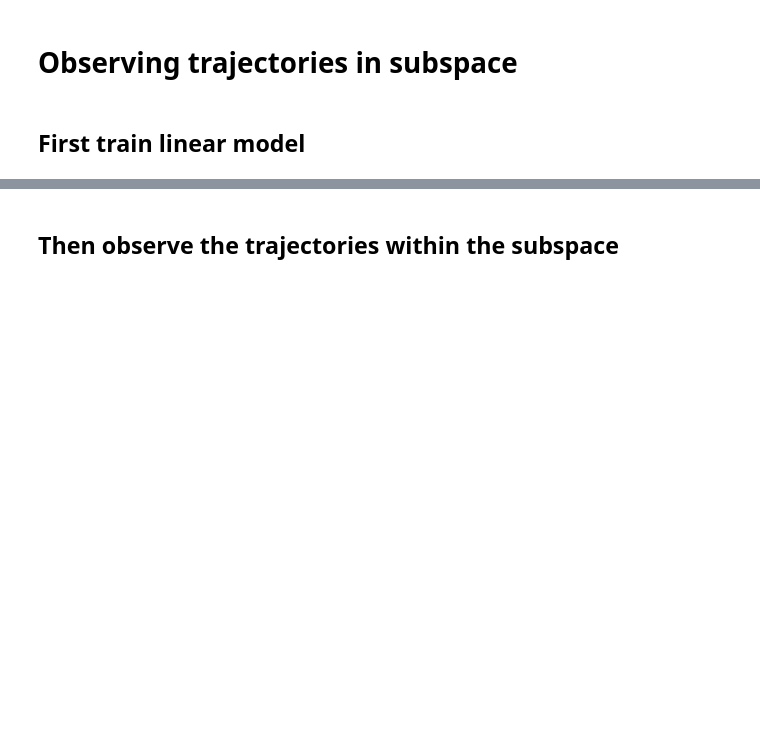
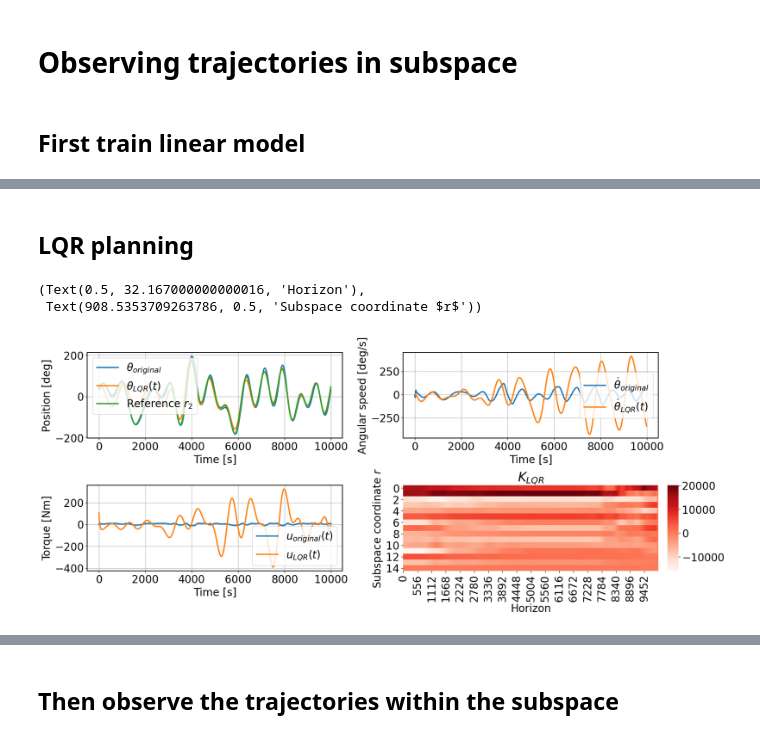
Before and after one commit to CedricFont/Subspace-learning-for-robot-application, a Jupyter notebook: LQR simulation/8_Better_identification.ipynb, the cells around one changed output, grey strips where cells are left out. Cells and saved outputs as stored; diff of their text form; code cells hidden in the pictures; blank space fills up the shorter version.

```diff
--- a/LQR simulation/8_Better_identification.ipynb
+++ b/LQR simulation/8_Better_identification.ipynb
@@ -214,0 +295,48 @@ model1.Simulate(X_train[:,0], U_testing=pend.U)
+# %% [markdown]
+## LQR planning
+# %%
+# tau = 7
+# # Training
+# pend=pend1
+# model1 = HAVOK(pend.X, pend.U)
+# # horizon = np.int(len(pend.T)*.7)
+# horizon = 1500
+# model1.HANKEL(horizon)
+# model1.SVD(tau)
+# model1.LS(tau)
+# Testing
+pend=pend2
+model1.Simulate(pend.X0, U_testing=pend.U)
+model1.ConstructLQR(x_std=1e6, u_std=1e0, dt=pend.dt, ref=pend.ref)
+model1.LQR_simulate(pend.X0)
+
+# Plot
+plt.rcParams['font.size'] = 20
+fig,ax = plt.subplots(2, 2, constrained_layout = True, figsize=(18,7))
+
+ax[0,0].plot(pend.T, rad2deg(pend.X[0,:]), label=r'$\theta_{original}$')
+ax[0,0].plot(pend.T, rad2deg(model1.LQR_X[:,0]), label=r"$\theta_{LQR} (t)$")
+ax[0,0].plot(pend.T, rad2deg(np.array(pend.ref)), label="Reference $r_2$")
+ax[0,0].set_xlabel('Time [s]'), ax[0,0].set_ylabel('Position [deg]')
+ax[0,0].grid()
+ax[0,0].legend()
+
+ax[0,1].plot(pend.T, rad2deg(pend.X[1,:]), label=r'$\dot{\theta}_{original}$')
+ax[0,1].plot(pend.T, rad2deg(model1.LQR_X[:,1]), label=r"$\dot{\theta}_{LQR} (t)$")
+ax[0,1].set_xlabel('Time [s]'), ax[0,1].set_ylabel('Angular speed [deg/s]')
+ax[0,1].grid()
+ax[0,1].legend()
+
+ax[1,0].plot(pend.T[:model1.N-1], pend.U, label='$u_{original}(t)$')
+ax[1,0].plot(pend.T[:model1.N-1], model1.LQR_U[0,:,0], label='$u_{LQR}(t)$')
+ax[1,0].set_xlabel('Time [s]'), ax[1,0].set_ylabel('Torque [Nm]')
+ax[1,0].grid()
+ax[1,0].legend()
+
+ax[1,1].set_title('$K_{LQR}$')
+figA = snb.heatmap(np.array(model1.LQR._K)[:,0,:].T,cmap='Reds')
+ax[1,1].set_xlabel('Horizon'), ax[1,1].set_ylabel(r'Subspace coordinate $r$')
+# %% [output]
+(Text(0.5, 32.167000000000016, 'Horizon'),
+ Text(908.5353709263786, 0.5, 'Subspace coordinate $r$'))
+[figure, added]
```
Also changed, not shown: parts of 11 cells of this notebook, 5 other files.
